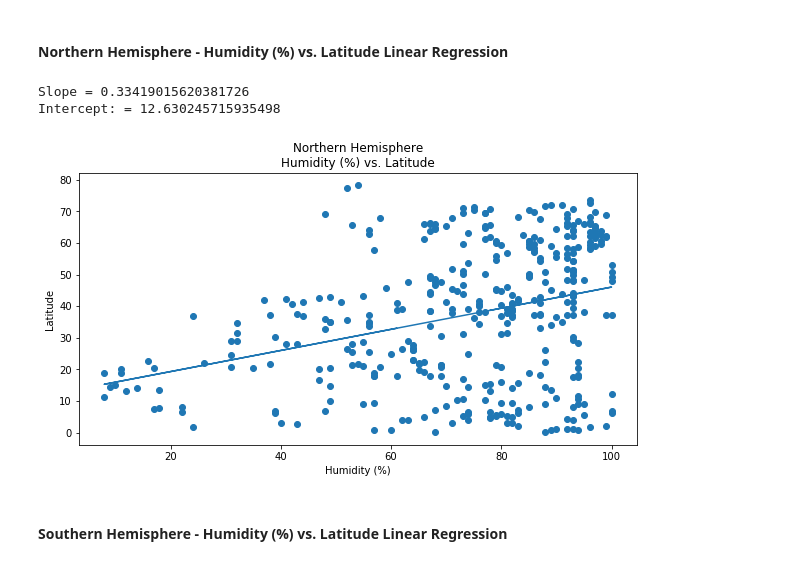
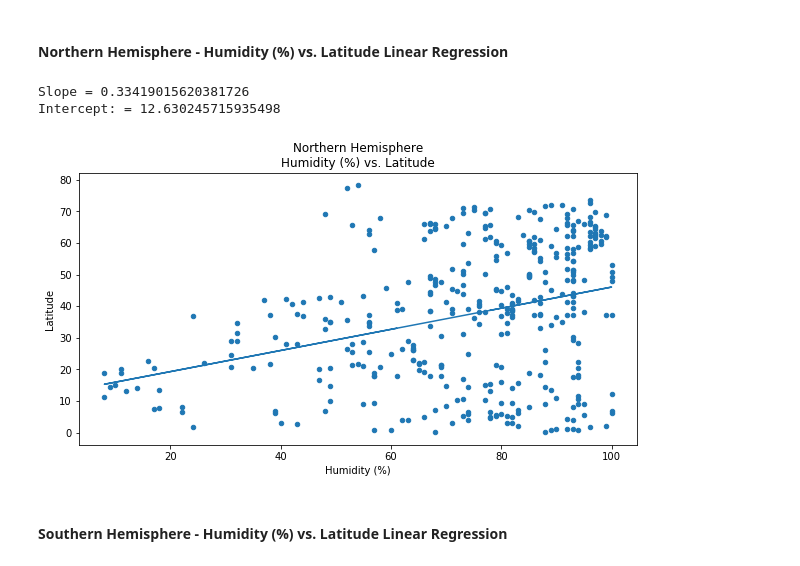
Before and after one commit to aydinjalil/python-api-challenge, a Jupyter notebook: WeatherPy/WeatherPy.ipynb, the cells around one changed output. Drawn from its saved outputs; the diff is of its cells as text; code cells hidden in the pictures.

```diff
--- a/WeatherPy/WeatherPy.ipynb
+++ b/WeatherPy/WeatherPy.ipynb
@@ -227,21 +242,21 @@ Intercept: = -62.34523860647968
 # %%
 slope, intercept, r_value, p_value, stderr = linregress(n_hemis_df['Humidity'], n_hemis_df['Lat'])
 print(f"Slope = {slope}\nIntercept: = {intercept}")
 
 fit_model = slope * n_hemis_df['Humidity'] + intercept
 
 plt.figure(figsize=(10,5))
 plt.title('Northern Hemisphere\nHumidity (%) vs. Latitude')
 plt.xlabel("Humidity (%)")
 plt.ylabel('Latitude')
 
-plt.scatter(n_hemis_df['Humidity'],n_hemis_df['Lat'])
+plt.scatter(n_hemis_df['Humidity'],n_hemis_df['Lat'], s=20)
 plt.plot(n_hemis_df['Humidity'], fit_model)
 plt.show()
 # %% [output]
 Slope = 0.33419015620381726
 Intercept: = 12.630245715935498
-[figure, old version]
+[figure, new version]
 # %% [markdown]
 ####  Southern Hemisphere - Humidity (%) vs. Latitude Linear Regression
 # %%
```
Also changed, not shown: parts of 11 cells of this notebook, 1 other file.
